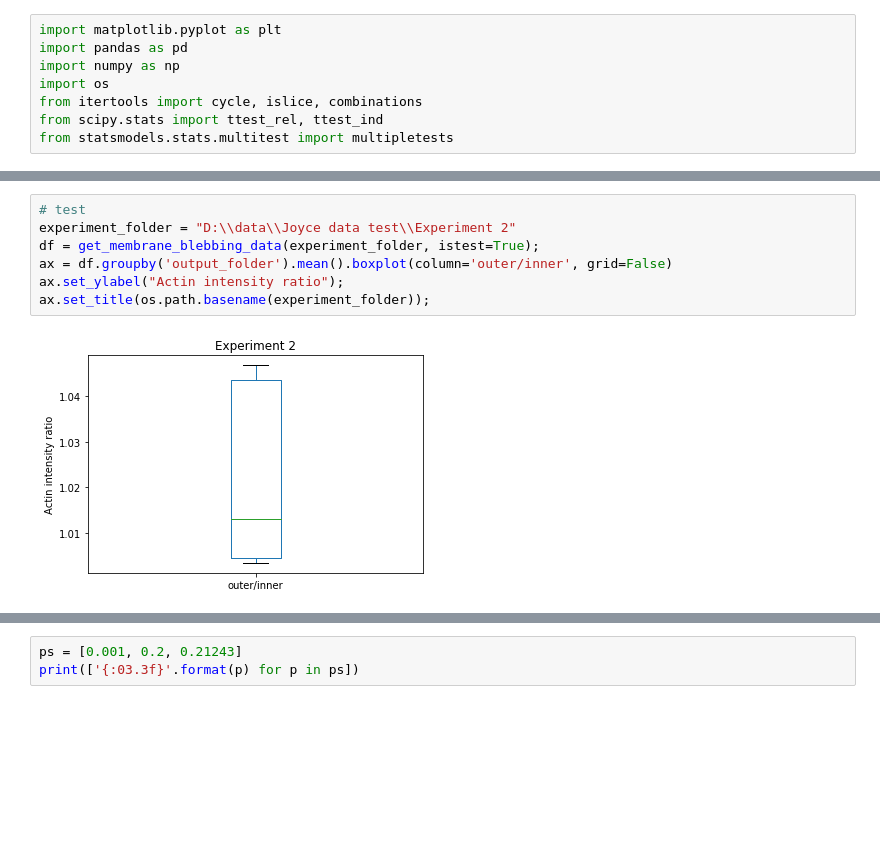
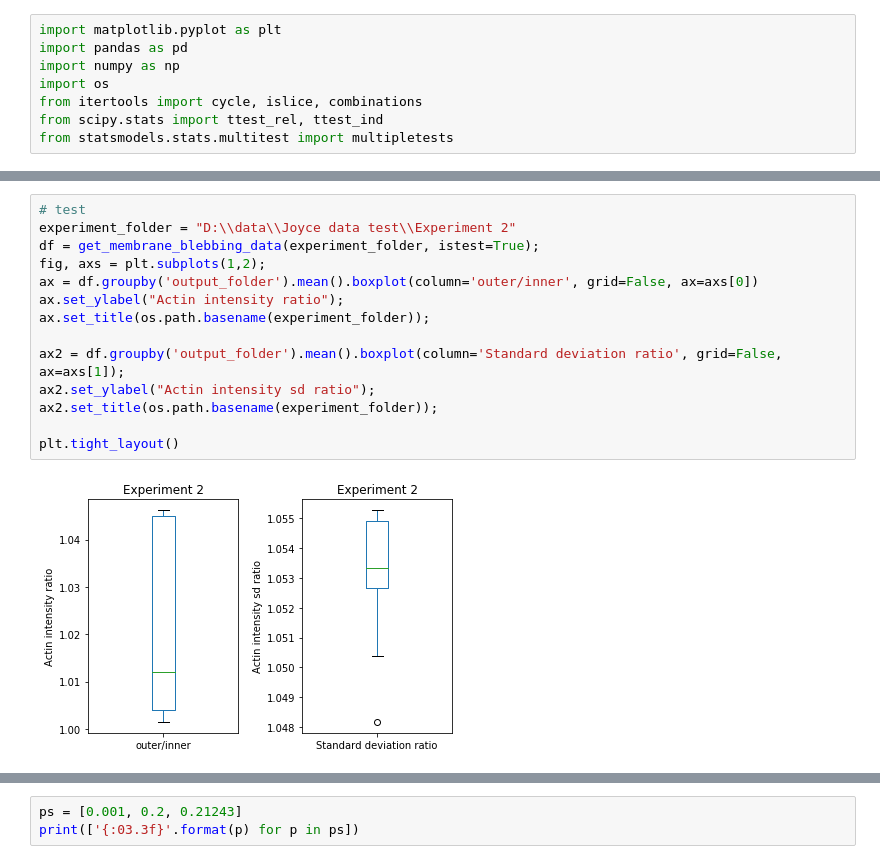
Before and after one commit to dougkelly88/blebbing_analysis, a Jupyter notebook: plotting/Plot Joyce data.ipynb, the cells around one changed output, grey strips where cells are left out. Saved outputs shown, nothing was run; the diff lists cells and outputs as text; blank space fills up the shorter version.

```diff
--- a/plotting/Plot Joyce data.ipynb
+++ b/plotting/Plot Joyce data.ipynb
@@ -116,12 +140,19 @@ def plot_condition_comparison(df, istest=False):
 # %%
 # test
 experiment_folder = "D:\\data\\Joyce data test\\Experiment 2"
 df = get_membrane_blebbing_data(experiment_folder, istest=True);
-ax = df.groupby('output_folder').mean().boxplot(column='outer/inner', grid=False)
+fig, axs = plt.subplots(1,2);
+ax = df.groupby('output_folder').mean().boxplot(column='outer/inner', grid=False, ax=axs[0])
 ax.set_ylabel("Actin intensity ratio");
 ax.set_title(os.path.basename(experiment_folder));
+
+ax2 = df.groupby('output_folder').mean().boxplot(column='Standard deviation ratio', grid=False, ax=axs[1]);
+ax2.set_ylabel("Actin intensity sd ratio");
+ax2.set_title(os.path.basename(experiment_folder));
+
+plt.tight_layout()
 # %% [output]
-[figure, old version]
+[figure, new version]
 # %%
 # test2
 experiment_folder = "D:\\data\\Joyce data test\\Experiment 2"
```
Also changed, not shown: parts of 5 cells of this notebook.
